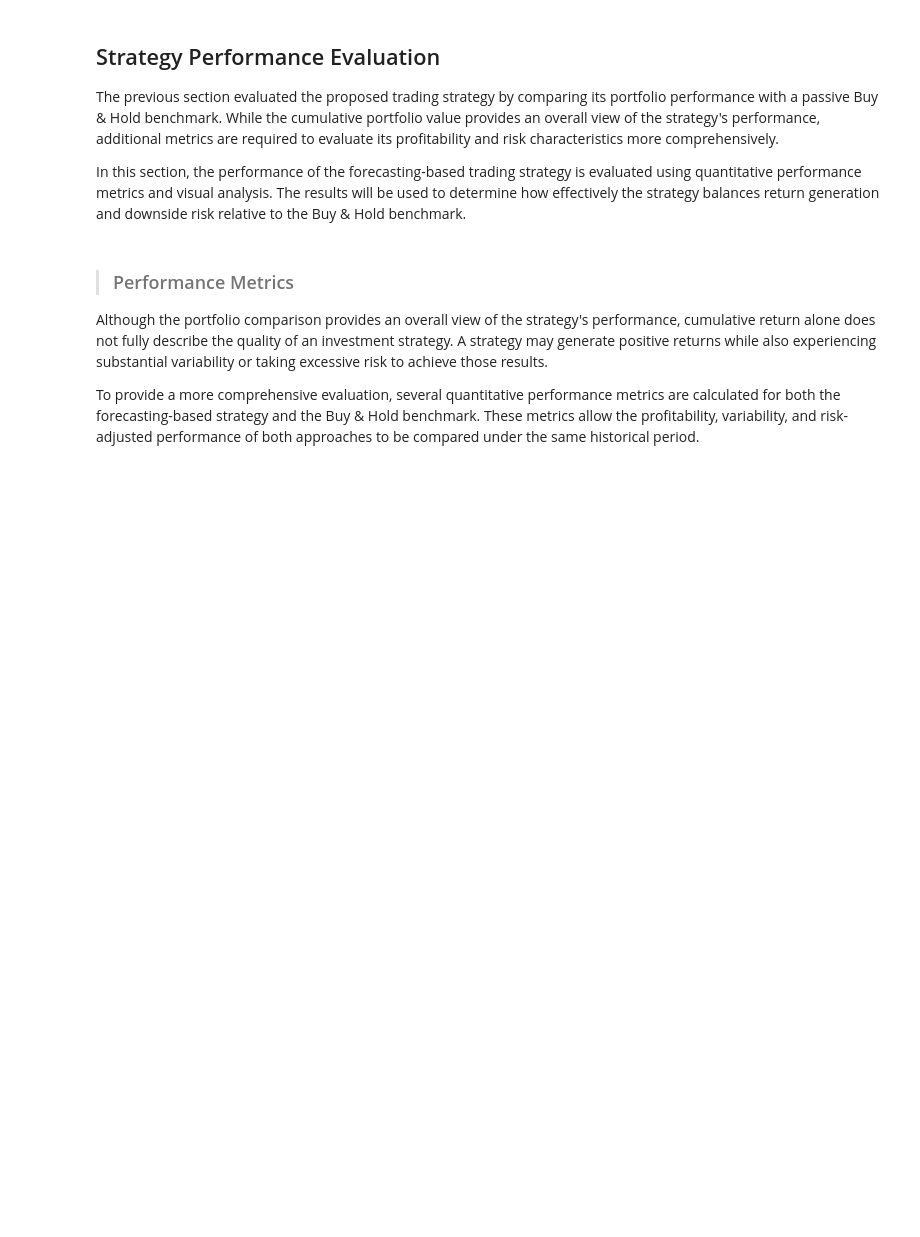
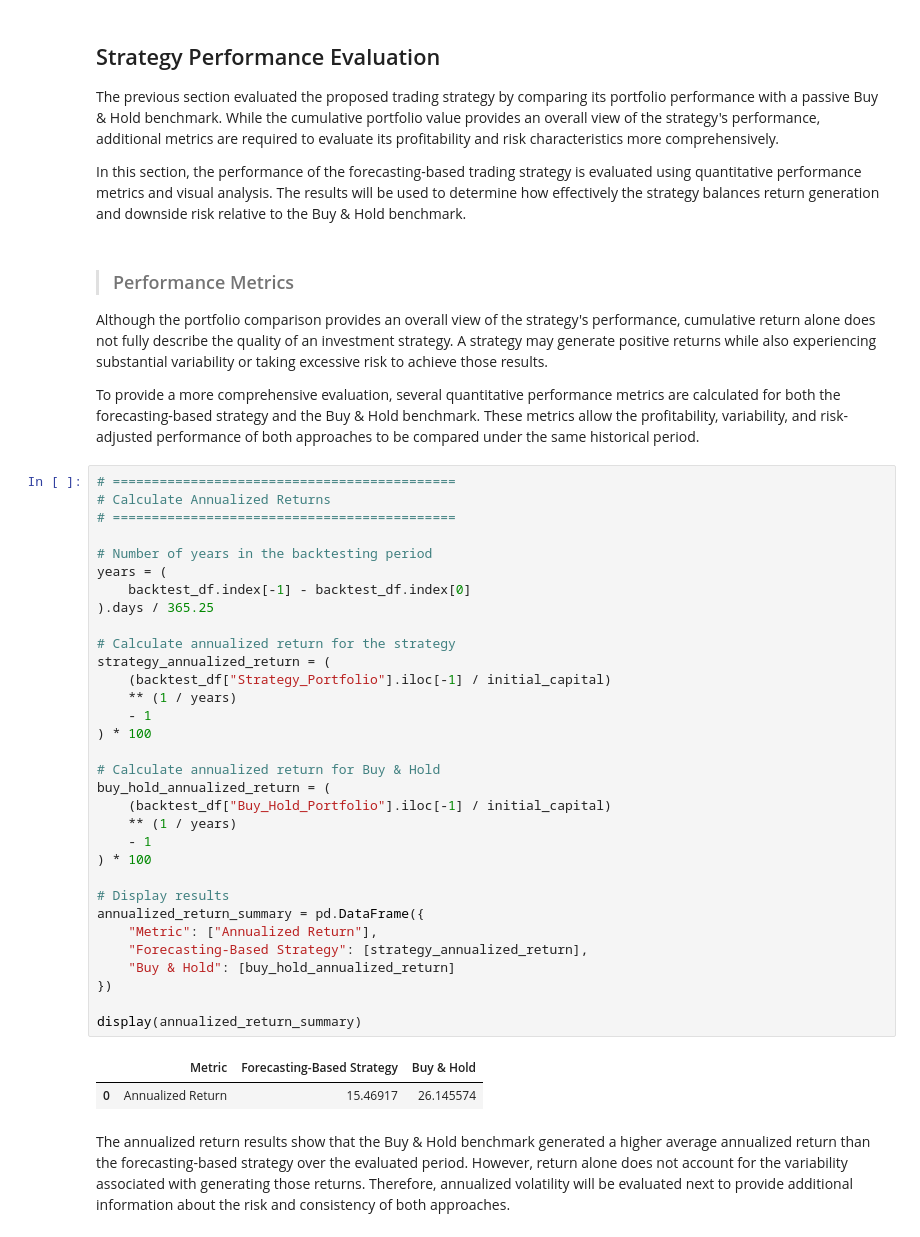
Before and after one commit to GaelRendon/Financial-market-regime-detetcion-system, a Jupyter notebook: notebooks/08_strategy_evaluation.ipynb, the cells around one changed output. Drawn from its saved outputs; the diff is of its cells as text; blank space fills up the shorter version.

Commit message:
annualized returns

```diff
--- a/notebooks/08_strategy_evaluation.ipynb
+++ b/notebooks/08_strategy_evaluation.ipynb
@@ -554,3 +554,40 @@ In this section, the performance of the forecasting-based trading strategy is ev
 Although the portfolio comparison provides an overall view of the strategy's performance, cumulative return alone does not fully describe the quality of an investment strategy. A strategy may generate positive returns while also experiencing substantial variability or taking excessive risk to achieve those results.
 
 To provide a more comprehensive evaluation, several quantitative performance metrics are calculated for both the forecasting-based strategy and the Buy & Hold benchmark. These metrics allow the profitability, variability, and risk-adjusted performance of both approaches to be compared under the same historical period.
+# %%
+# ============================================
+# Calculate Annualized Returns
+# ============================================
+
+# Number of years in the backtesting period
+years = (
+    backtest_df.index[-1] - backtest_df.index[0]
+).days / 365.25
+
+# Calculate annualized return for the strategy
+strategy_annualized_return = (
+    (backtest_df["Strategy_Portfolio"].iloc[-1] / initial_capital)
+    ** (1 / years)
+    - 1
+) * 100
+
+# Calculate annualized return for Buy & Hold
+buy_hold_annualized_return = (
+    (backtest_df["Buy_Hold_Portfolio"].iloc[-1] / initial_capital)
+    ** (1 / years)
+    - 1
+) * 100
+
+# Display results
+annualized_return_summary = pd.DataFrame({
+    "Metric": ["Annualized Return"],
+    "Forecasting-Based Strategy": [strategy_annualized_return],
+    "Buy & Hold": [buy_hold_annualized_return]
+})
+
+display(annualized_return_summary)
+# %% [output]
+|  | Metric | Forecasting-Based Strategy | Buy & Hold |
+| 0 | Annualized Return | 15.46917 | 26.145574 |
+# %% [markdown]
+The annualized return results show that the Buy & Hold benchmark generated a higher average annualized return than the forecasting-based strategy over the evaluated period. However, return alone does not account for the variability associated with generating those returns. Therefore, annualized volatility will be evaluated next to provide additional information about the risk and consistency of both approaches.
```
